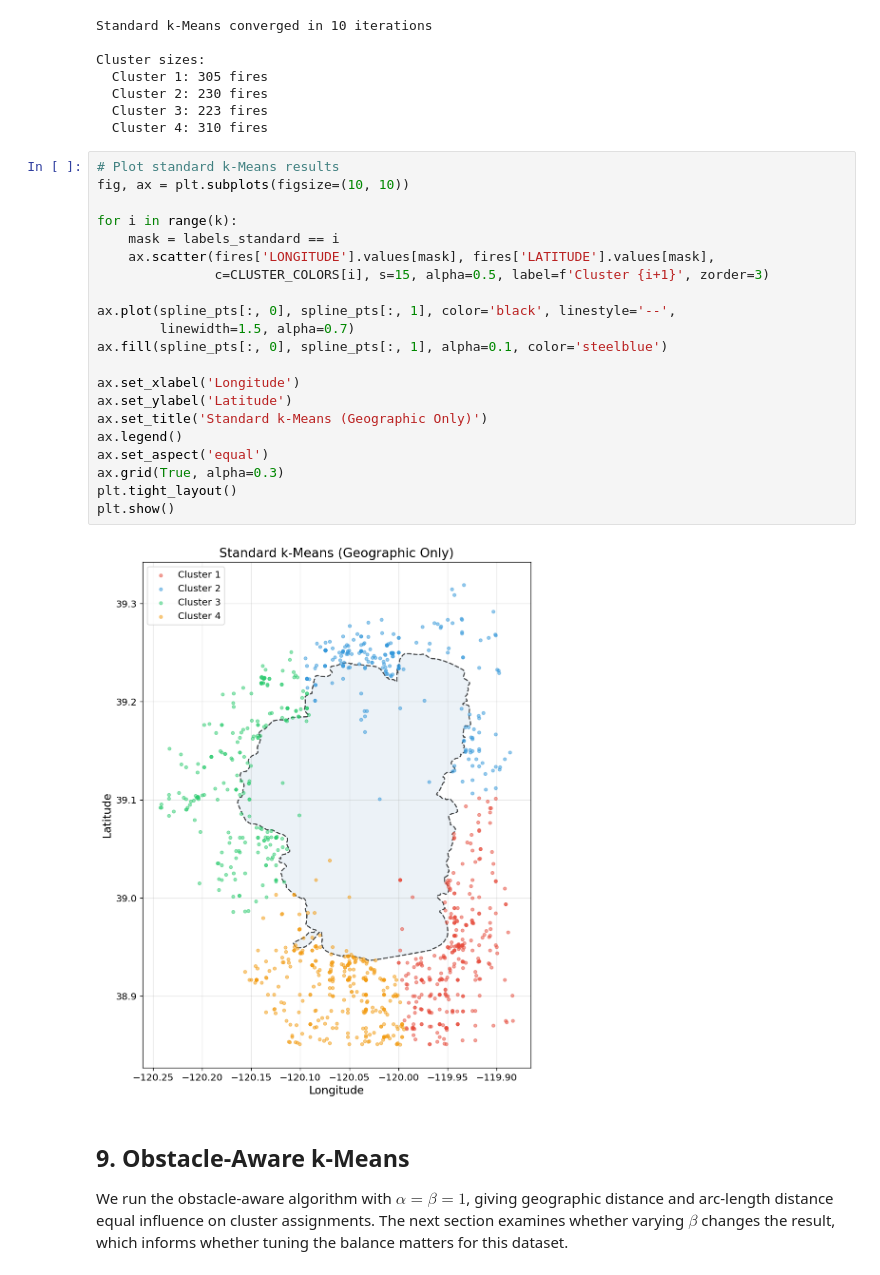
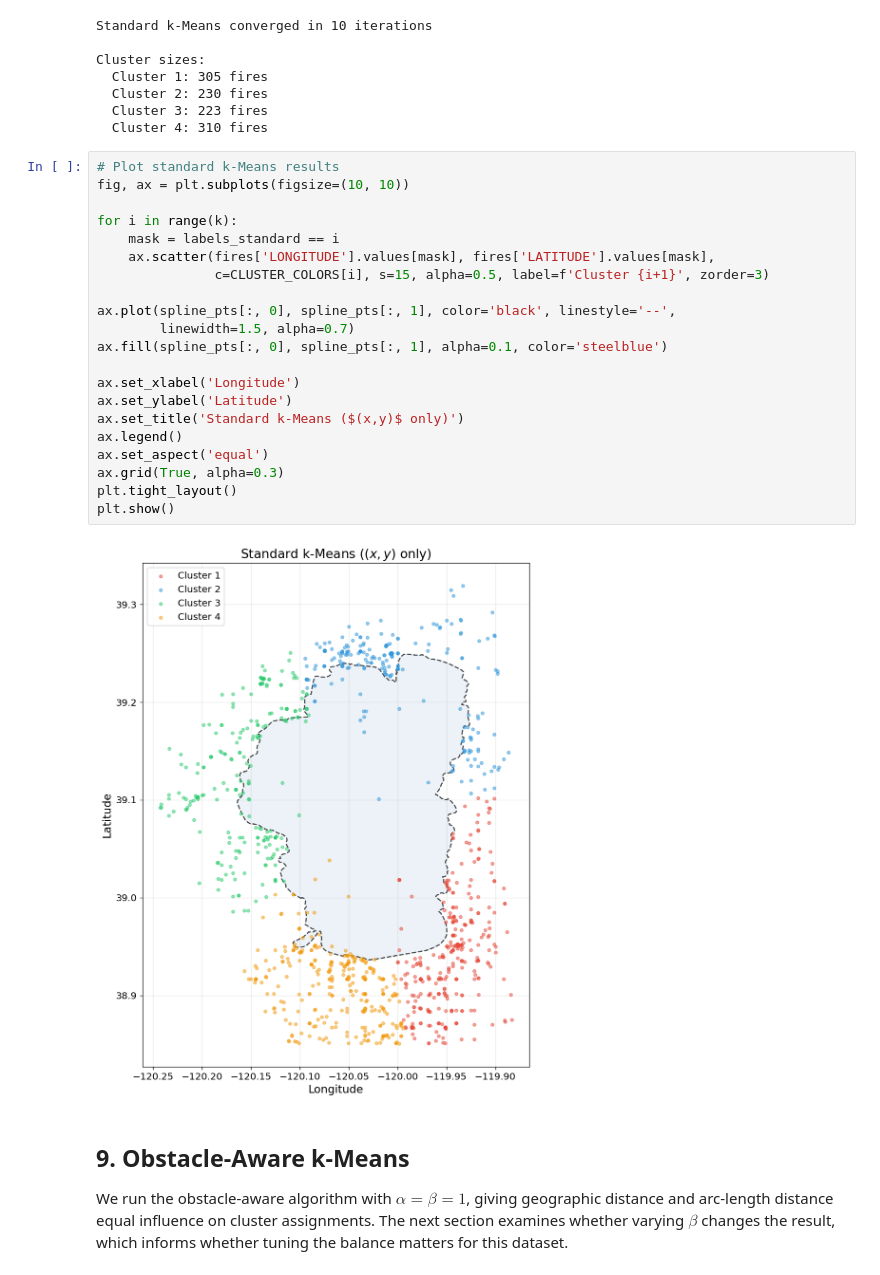
Before and after one commit to Michele-75/obstacle-aware-clustering, a Jupyter notebook: notebooks/03_clustering_wildfires.ipynb, the cells around one changed output. Saved outputs shown, nothing was run; the diff lists cells and outputs as text.

```diff
--- a/notebooks/03_clustering_wildfires.ipynb
+++ b/notebooks/03_clustering_wildfires.ipynb
@@ -590,26 +586,26 @@ Cluster sizes:
 # %%
 # Plot standard k-Means results
 fig, ax = plt.subplots(figsize=(10, 10))
 
 for i in range(k):
     mask = labels_standard == i
     ax.scatter(fires['LONGITUDE'].values[mask], fires['LATITUDE'].values[mask],
                c=CLUSTER_COLORS[i], s=15, alpha=0.5, label=f'Cluster {i+1}', zorder=3)
 
 ax.plot(spline_pts[:, 0], spline_pts[:, 1], color='black', linestyle='--',
         linewidth=1.5, alpha=0.7)
 ax.fill(spline_pts[:, 0], spline_pts[:, 1], alpha=0.1, color='steelblue')
 
 ax.set_xlabel('Longitude')
 ax.set_ylabel('Latitude')
-ax.set_title('Standard k-Means (Geographic Only)')
+ax.set_title('Standard k-Means ($(x,y)$ only)')
 ax.legend()
 ax.set_aspect('equal')
 ax.grid(True, alpha=0.3)
 plt.tight_layout()
 plt.show()
 # %% [output]
-[figure, old version]
+[figure, new version]
 # %% [markdown]
 ## 9. Obstacle-Aware k-Means
 
```
Also changed, not shown: parts of 28 cells of this notebook.
